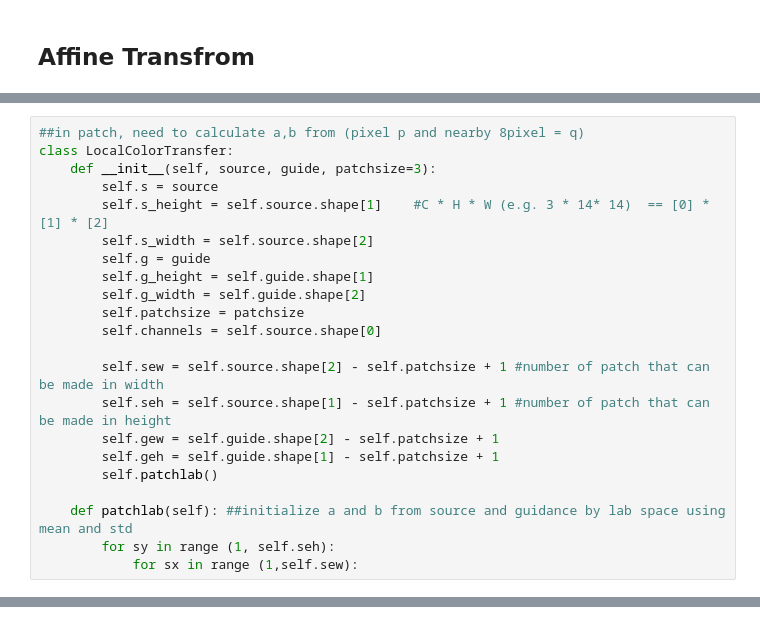
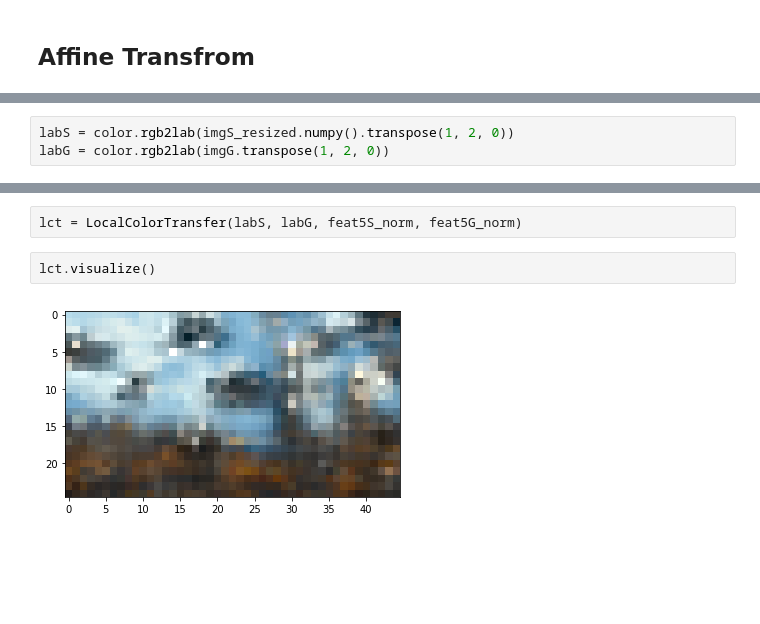
Before and after one commit to rassilon712/Neural_Color_Transfer, a Jupyter notebook: NCT_modified.ipynb, the cells around one changed output, grey strips where cells are left out. Drawn from its saved outputs; the diff is of its cells as text; blank space fills up the shorter version.

```diff
--- a/NCT_modified.ipynb
+++ b/NCT_modified.ipynb
@@ -693,22 +598,0 @@ array([[  0.        ,   0.        ,   0.        ,   0.        ,
-# %%
-##in patch, need to calculate a,b from (pixel p and nearby 8pixel = q)
-class LocalColorTransfer:
-    def __init__(self, source, guide, patchsize=3):
-        self.s = source
-        self.s_height = self.source.shape[1]    #C * H * W (e.g. 3 * 14* 14)  == [0] * [1] * [2]
-        self.s_width = self.source.shape[2]
-        self.g = guide
-        self.g_height = self.guide.shape[1]
-        self.g_width = self.guide.shape[2]
-        self.patchsize = patchsize
-        self.channels = self.source.shape[0]
-
-        self.sew = self.source.shape[2] - self.patchsize + 1 #number of patch that can be made in width
-        self.seh = self.source.shape[1] - self.patchsize + 1 #number of patch that can be made in height
-        self.gew = self.guide.shape[2] - self.patchsize + 1
-        self.geh = self.guide.shape[1] - self.patchsize + 1
-        self.patchlab()
-
-    def patchlab(self): ##initialize a and b from source and guidance by lab space using mean and std
-        for sy in range (1, self.seh):
-            for sx in range (1,self.sew):
@@ -716,0 +599,3 @@ SyntaxError: unexpected EOF while parsing (<ipython-input-43-2491c096927f>, line
+# %%
+labS = color.rgb2lab(imgS_resized.numpy().transpose(1, 2, 0))
+labG = color.rgb2lab(imgG.transpose(1, 2, 0))
@@ -716,0 +673,6 @@ SyntaxError: unexpected EOF while parsing (<ipython-input-43-2491c096927f>, line
+# %%
+lct = LocalColorTransfer(labS, labG, feat5S_norm, feat5G_norm)
+# %%
+lct.visualize()
+# %% [output]
+[figure, added]
```
Also changed, not shown: parts of 20 cells of this notebook.
